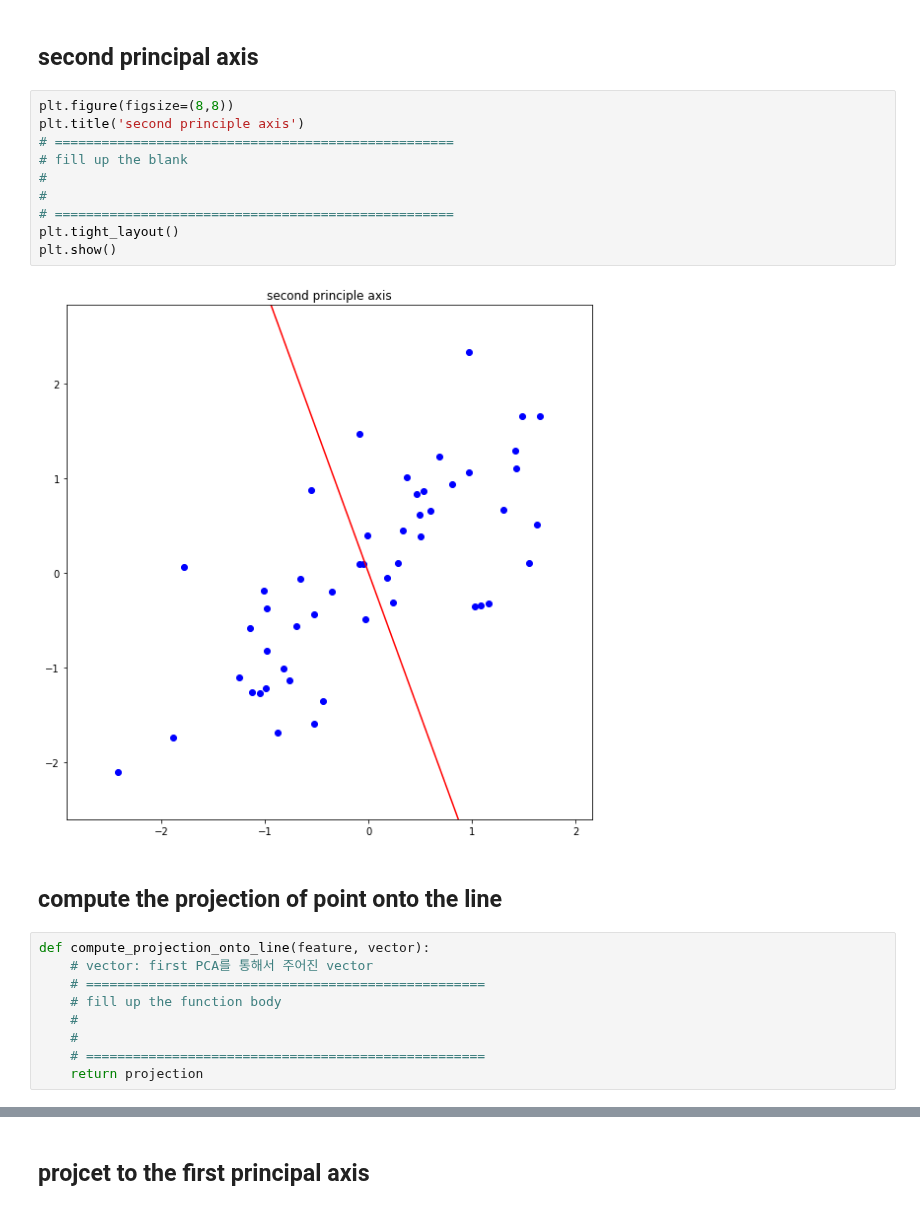
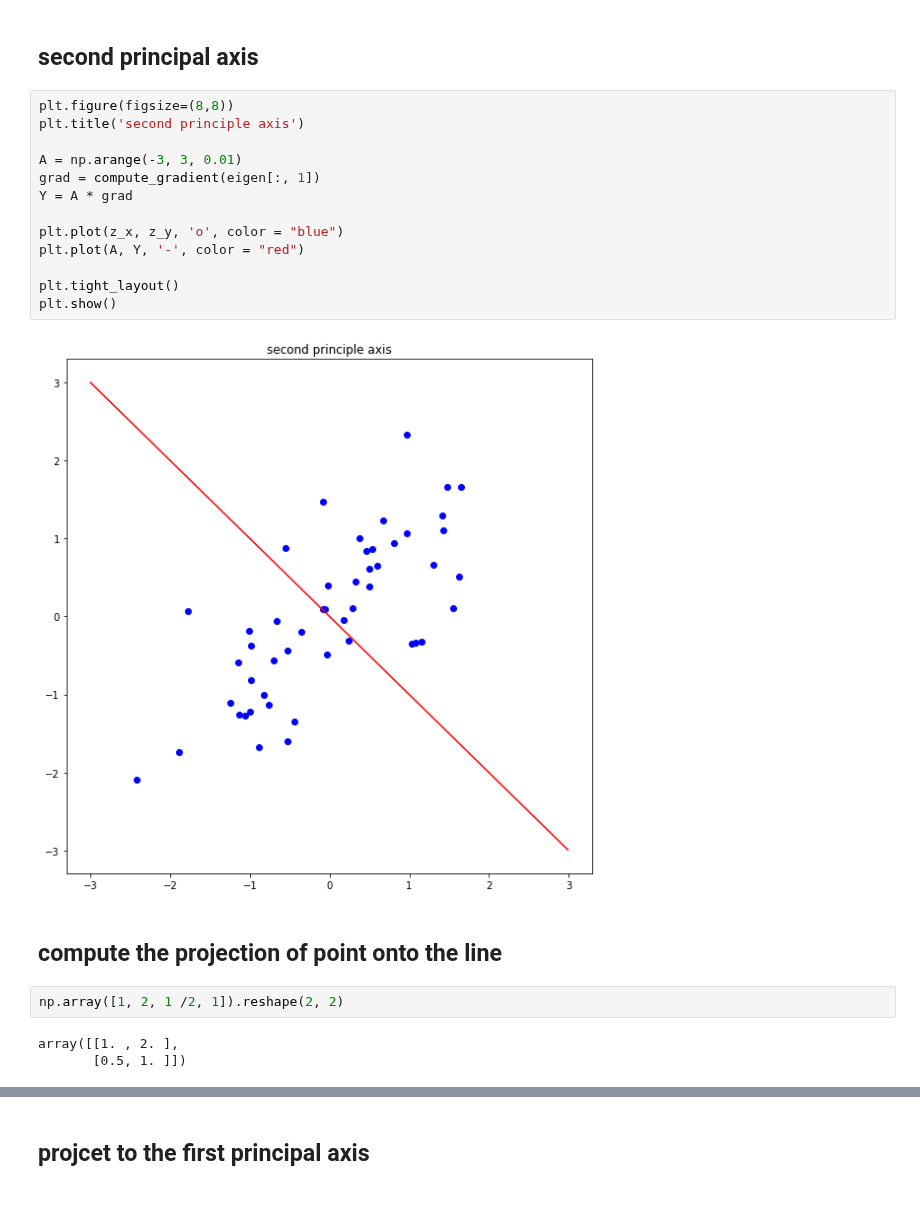
Before and after one commit to leobang17/assignment-machine-learning, a Jupyter notebook: 12/assignment_12.ipynb, the cells around one changed output, grey strips where cells are left out. Drawn from its saved outputs; the diff is of its cells as text.

```diff
--- a/12/assignment_12.ipynb
+++ b/12/assignment_12.ipynb
@@ -187,23 +187,22 @@ plt.show()
 # %%
 plt.figure(figsize=(8,8))
 plt.title('second principle axis')
-# ===================================================
-# fill up the blank
-#
-#
-# ===================================================
+
+A = np.arange(-3, 3, 0.01)
+grad = compute_gradient(eigen[:, 1])
+Y = A * grad
+
+plt.plot(z_x, z_y, 'o', color = "blue")
+plt.plot(A, Y, '-', color = "red")
+
 plt.tight_layout()
 plt.show()
 # %% [output]
-[figure, old version]
+[figure, new version]
 # %% [markdown]
 ## compute the projection of point onto the line
-# %%
-def compute_projection_onto_line(feature, vector):
-    # vector: first PCA를 통해서 주어진 vector
-    # ===================================================
-    # fill up the function body
-    #
-    #
-    # ===================================================
-    return projection
+# %%
+np.array([1, 2, 1 /2, 1]).reshape(2, 2)
+# %% [output]
+array([[1. , 2. ],
+       [0.5, 1. ]])
```
Also changed, not shown: parts of 8 cells of this notebook.
